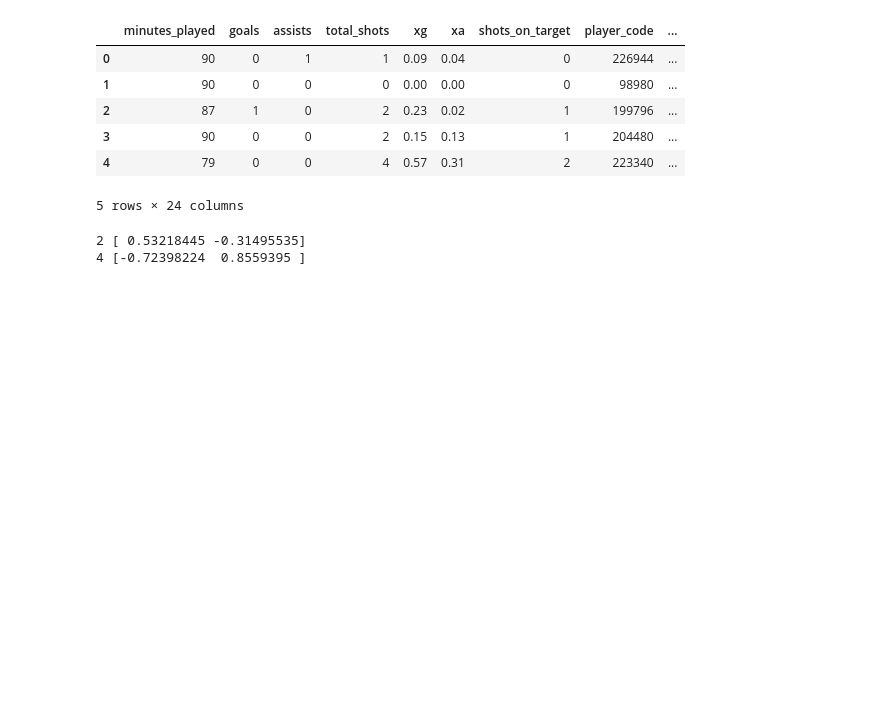
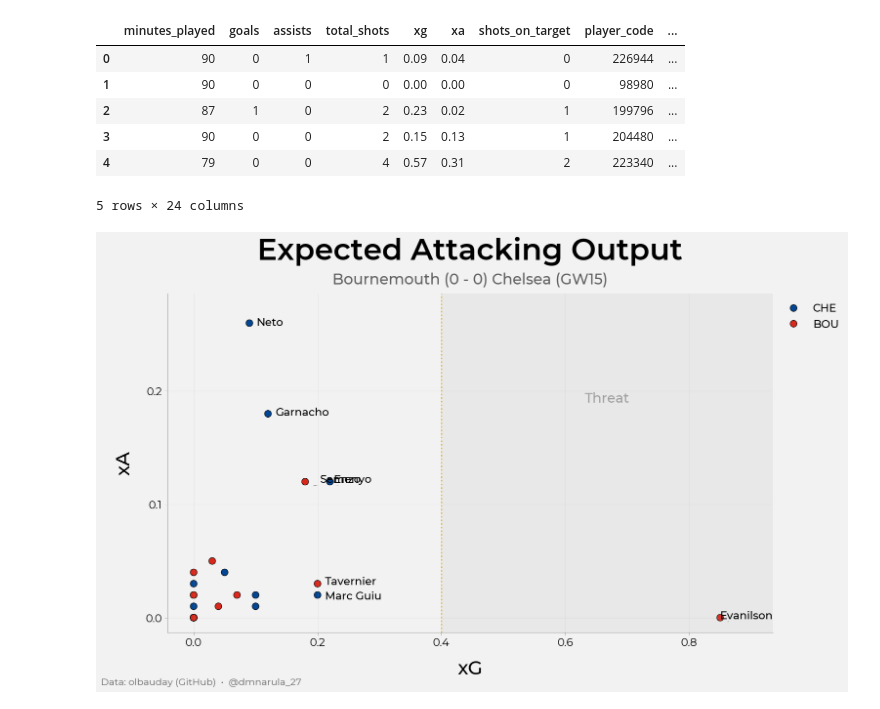
Before and after one commit to dmnarula/football-ds-learning, a Jupyter notebook: week3-visualization/Week3_Projects.ipynb, the cells around one changed output. Drawn from its saved outputs; the diff is of its cells as text; code cells hidden in the pictures; blank space fills up the shorter version.

Commit message:
Optimizing plot_xg_xa function

```diff
--- a/week3-visualization/Week3_Projects.ipynb
+++ b/week3-visualization/Week3_Projects.ipynb
@@ -419,13 +440,13 @@ team_colors = {
 # Match Analysis Player xG vs. xA
 
 # Automating chart combinations
-gw_folder = f"match_figs/GW{gw}"
-if os.path.exists(gw_folder):
-  shutil.rmtree(gw_folder)
+# gw_folder = f"match_figs/GW{gw}"
+# if os.path.exists("match_figs"):
+#   shutil.rmtree("match_figs")
 
-os.makedirs(gw_folder, exist_ok=True)
+os.makedirs("match_figs", exist_ok=True)
 
-def plot_match_xg_xa(match_id, gw_folder):
+def plot_match_xg_xa(match_id):
   match_df = df_final_clean[
       (df_final_clean["match_id"] == match_id) &
       (df_final_clean["minutes_played"] > 0) &
@@ -455,13 +476,7 @@ def plot_match_xg_xa(match_id, gw_folder):
       edgecolor="black"
   )
   # FontProperties
-  title_font = FontProperties(family="Montserrat", weight="semibold", size=44)
-  subtitle_font = FontProperties(family="Montserrat", weight="medium", size=22)
-  dot_label_font = FontProperties(family="Montserrat", weight="medium", size=16)
-  axis_font = FontProperties(family="Montserrat", weight="medium", size=28)
-  label_font = FontProperties(family="Montserrat", weight="medium", size=20)
-  tick_font = FontProperties(family="Montserrat", weight="regular", size=16)
-  footer_font = FontProperties(family="Montserrat", weight="regular", size=14)
+  title_font, subtitle_font, dot_label_font, axis_font, label_font, tick_font, footer_font = set_plot_style()
 
   # Labels and legend
   gw = match_df['gameweek'].iloc[0].astype(int)
@@ -638,16 +653,18 @@ def plot_match_xg_xa(match_id, gw_folder):
   save_title = f"{match_df['home_team_short_name'].iloc[0]}-vs-{match_df['away_team_short_name'].iloc[0]}_xg_xa_gw{gw}.png"
 
   plt.savefig(
-      os.path.join(gw_folder, save_title),
+      os.path.join("match_figs", save_title),
       dpi=300,
       bbox_inches="tight",
       facecolor=plt.gcf().get_facecolor()
     )
 
-  plt.close()
-  # plt.show()
+  # plt.close()
+  plt.show()
 # %%
-# plot_match_xg_xa("25-26-prem-afc-bournemouth-vs-chelsea")
+plot_match_xg_xa("25-26-prem-afc-bournemouth-vs-chelsea")
+# %% [output]
+[figure, added]
 # %%
 # Looping through all match IDs and saving to folder per GW
 # for gw in range(10, 16):
@@ -656,10 +673,7 @@ def plot_match_xg_xa(match_id, gw_folder):
 #   df_final_clean = df_final[stats_cols + player_cols + team_cols + match_cols]
 
 #   match_ids = df_final_clean["match_id"].unique()
-  for mid in match_ids:
-    plot_match_xg_xa(mid, gw_folder)
+  # for mid in match_ids:
+  #   plot_match_xg_xa(mid)
-# %% [output]
-2 [ 0.53218445 -0.31495535]
-4 [-0.72398224  0.8559395 ]
 # %%
 # Zip and download
```
Also changed, not shown: parts of 5 cells of this notebook.
